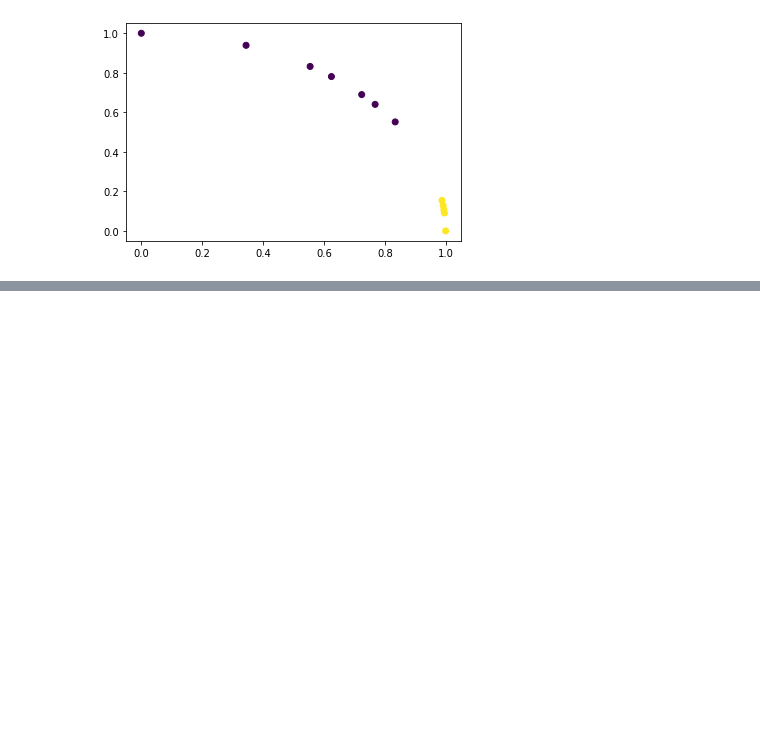
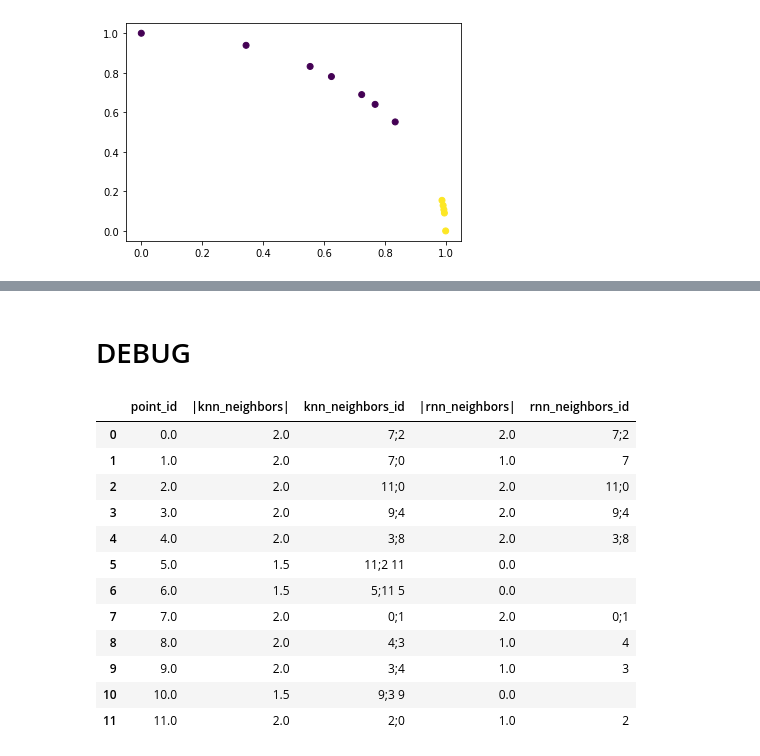
Before and after one commit to arek544/DBSCAN, a Jupyter notebook: notebooks/lecture_dataset_dbscanrn.ipynb, the cells around one changed output, grey strips where cells are left out. Saved outputs shown, nothing was run; the diff lists cells and outputs as text; code cells hidden in the pictures; blank space fills up the shorter version.

Commit message:
stats and debug

```diff
--- a/notebooks/lecture_dataset_dbscanrn.ipynb
+++ b/notebooks/lecture_dataset_dbscanrn.ipynb
@@ -44,4 +43,5 @@ display_points(X, y, 'Original', numerate=True)
 # %%
+timer_start = time.time()
 params = {
     'k': 2,
     'similarity': cosine_dissimilarity
@@ -58,7 +58,8 @@ name = get_name(
 )
 
 algorithm.log_output = f'./out/LOG_{name}.log'
-algorithm.fit_transform(X_norm)
+algorithm.fit_transform(X)
+total_runtime = (time.time() - timer_start) * 1000
 
 display_points(algorithm.X, algorithm.y_pred)
 score = evaluate(algorithm.y_pred, y, algorithm.X)
@@ -209,0 +151,71 @@ KeyError: 'epsilon'
+# %% [markdown]
+# DEBUG
+# %%
+mask1 = logs['operation'] == '|knn_neighbors|'
+mask2 = logs['operation'] == 'knn_neighbors_id'
+mask3 = logs['operation'] == '|rnn_neighbors|'
+mask4 = logs['operation'] == 'rnn_neighbors_id'
+
+debug1 = (
+    logs[mask1]
+    .pivot_table(
+        index=['point_id'],
+        columns=['operation'],
+        values= 'value',
+    )
+)
+debug1.reset_index(col_level=1, inplace=True)
+debug1.columns.name = None
+
+debug2 = (
+    logs[mask2]
+    .pivot_table(
+        index=['point_id'],
+        columns=['operation'],
+        values= 'string',
+        aggfunc=lambda x: ' '.join(x)
+))
+debug2.reset_index(col_level=1, inplace=True)
+debug2.columns.name = None
+
+debug3 = (
+    logs[mask3]
+    .pivot_table(
+        index=['point_id'],
+        columns=['operation'],
+        values= 'value',
+    )
+)
+debug3.reset_index(col_level=1, inplace=True)
+debug3.columns.name = None
+
+debug4 = (
+    logs[mask4]
+    .fillna('')
+    .pivot_table(
+        index=['point_id'],
+        columns=['operation'],
+        values= 'string',
+        aggfunc=lambda x: ' '.join(x)
+))
+debug4.reset_index(col_level=1, inplace=True)
+debug4.columns.name = None
+
+
+debug = debug1.merge(debug2, on='point_id').merge(debug3, on='point_id').merge(debug4, on='point_id')
+debug.to_csv(f'./out/DEBUG_{name}.csv', index=False)
+debug
+# %% [output]
+|  | point_id | |knn_neighbors| | knn_neighbors_id | |rnn_neighbors| | rnn_neighbors_id |
+| 0 | 0.0 | 2.0 | 7;2 | 2.0 | 7;2 |
+| 1 | 1.0 | 2.0 | 7;0 | 1.0 | 7 |
+| 2 | 2.0 | 2.0 | 11;0 | 2.0 | 11;0 |
+| 3 | 3.0 | 2.0 | 9;4 | 2.0 | 9;4 |
+| 4 | 4.0 | 2.0 | 3;8 | 2.0 | 3;8 |
+| 5 | 5.0 | 1.5 | 11;2 11 | 0.0 |  |
+| 6 | 6.0 | 1.5 | 5;11 5 | 0.0 |  |
+| 7 | 7.0 | 2.0 | 0;1 | 2.0 | 0;1 |
+| 8 | 8.0 | 2.0 | 4;3 | 1.0 | 4 |
+| 9 | 9.0 | 2.0 | 3;4 | 1.0 | 3 |
+| 10 | 10.0 | 1.5 | 9;3 9 | 0.0 |  |
+| 11 | 11.0 | 2.0 | 2;0 | 1.0 | 2 |
```
Also changed, not shown: parts of 16 cells of this notebook, 2 other files.
